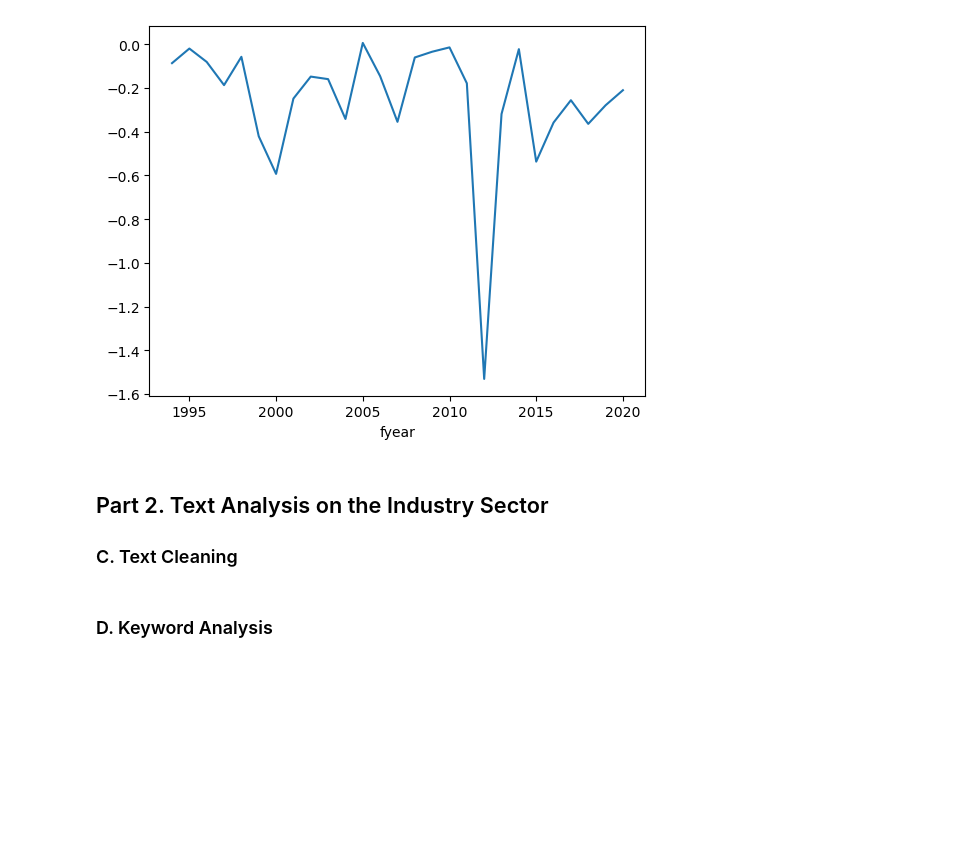
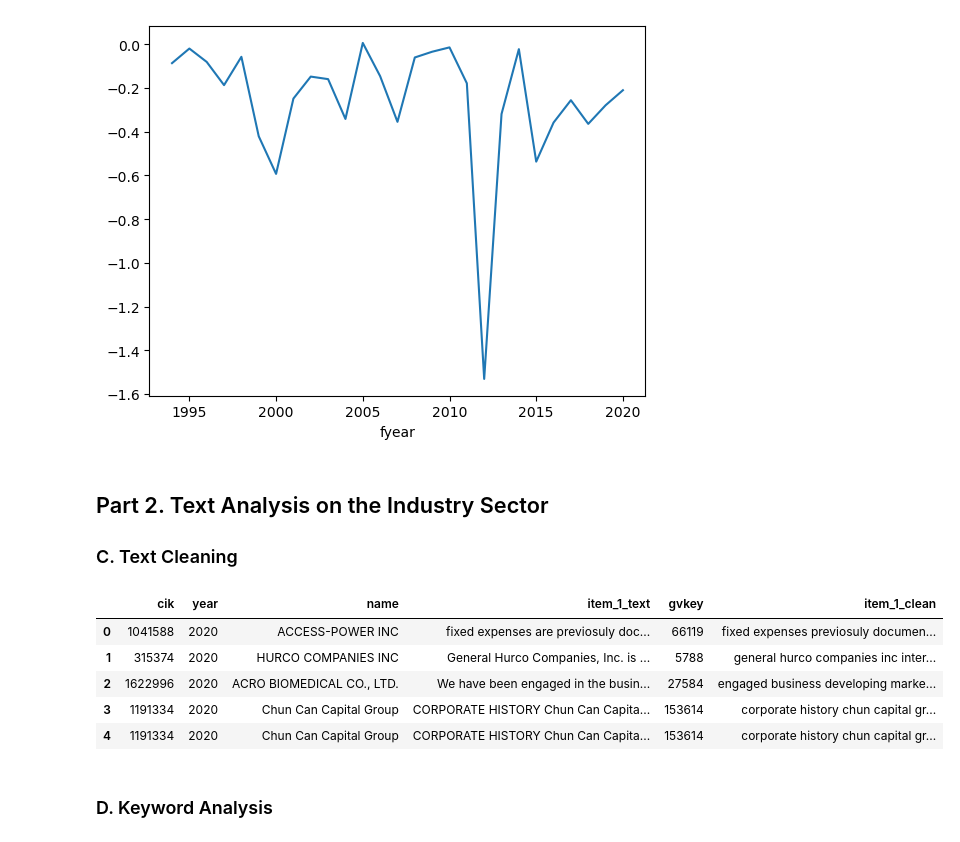
Before and after one commit to davidzc01/BAIT508_Industry_Analysis, a Jupyter notebook: Industry analysis.ipynb, the cells around one changed output. Drawn from its saved outputs; the diff is of its cells as text; code cells hidden in the pictures; blank space fills up the shorter version.

Commit message:
Part2. C completed

```diff
--- a/Industry analysis.ipynb
+++ b/Industry analysis.ipynb
@@ -206,18 +206,30 @@ avg_return_on_assets.plot.line()
 # %%
 translator = str.maketrans('', '', string.punctuation)
 sw = stopwords.words('english')
 
+# Copied from 'nlp part 2 text cleaning and keyword extraction-ba1.ipynb'
 def clean_text(text):
     #1.	Convert all words to lowercase.
     clean_text = text.lower()
 
     #2.	Remove punctuations.
     clean_text = clean_text.translate(translator)
 
     #3.	Remove stop words based on the list of English stop words in NLTK.
     clean_words = [w for w in clean_text.split() if w not in sw]
 
     return ' '.join(clean_words)
+
+dataFrame10K['item_1_clean'] = dataFrame10K['item_1_text'].apply(clean_text)
+
+dataFrame10K.head()
+# %% [output]
+|  | cik | year | name | item_1_text | gvkey | item_1_clean |
+| 0 | 1041588 | 2020 | ACCESS-POWER INC | fixed expenses are previosuly doc... | 66119 | fixed expenses previosuly documen... |
+| 1 | 315374 | 2020 | HURCO COMPANIES INC | General Hurco Companies, Inc. is ... | 5788 | general hurco companies inc inter... |
+| 2 | 1622996 | 2020 | ACRO BIOMEDICAL CO., LTD. | We have been engaged in the busin... | 27584 | engaged business developing marke... |
+| 3 | 1191334 | 2020 | Chun Can Capital Group | CORPORATE HISTORY Chun Can Capita... | 153614 | corporate history chun capital gr... |
+| 4 | 1191334 | 2020 | Chun Can Capital Group | CORPORATE HISTORY Chun Can Capita... | 153614 | corporate history chun capital gr... |
 # %% [markdown]
 ### D. Keyword Analysis
 # %%
```
